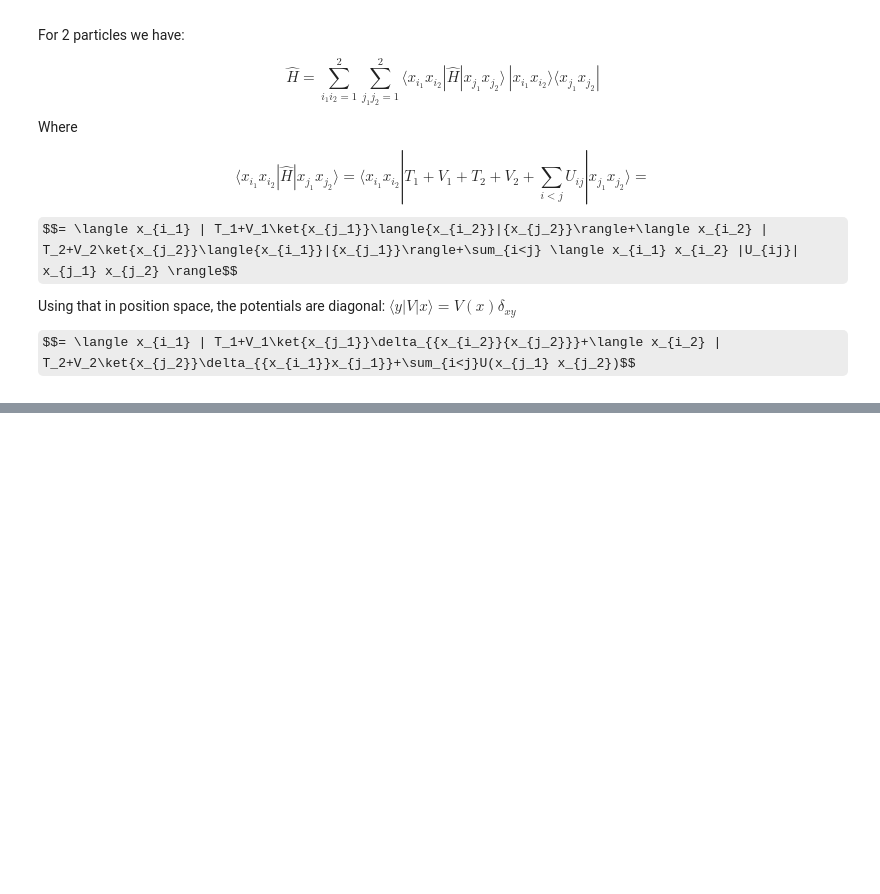
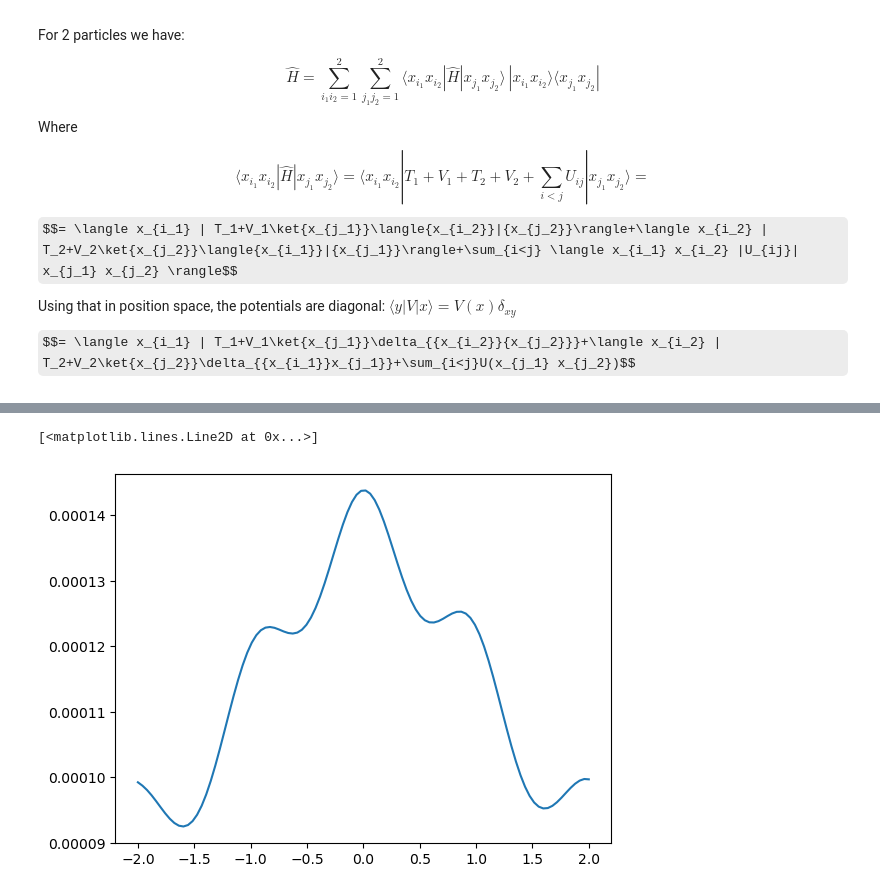
Before and after one commit to pfargas/optical-lattice-with-ANN, a Jupyter notebook: 2_particles.ipynb, the cells around one changed output, grey strips where cells are left out. Saved outputs shown, nothing was run; the diff lists cells and outputs as text; code cells hidden in the pictures; some formulas as TeX source; blank space fills up the shorter version.

```diff
--- a/2_particles.ipynb
+++ b/2_particles.ipynb
@@ -179,3 +203,19 @@ tensor([[ 3.0000, -0.5000, -0.5000,  0.0000],
+# %%
+evals, evecs = torch.linalg.eigh(total_matrix)
+print("Eigenvalues:", evals[:10])  # Print the first 10 eigenvalues
+# plot gs
+gs_eigenvector = evecs[:, 0].reshape(N_POINTS, N_POINTS)
+plt.imshow(gs_eigenvector.cpu().real, cmap='hot')
+plt.colorbar()
+# %%
+# plot state with particle 2 at 0
+gs_2nd_particle = gs_eigenvector[:, 0]  # Take the first column for particle 2 at position 0
+plt.plot(pos.cpu().numpy(), gs_2nd_particle.cpu().real**2, label='Particle 2 at 0')
+# plt.ylim(0, torch.max(gs_2nd_particle**2).item() + 0.1)
+# plt.plot(pos.cpu().numpy(), torch.sin(torch.pi*pos).pow(2).cpu().numpy(), label='Potential')
+# %% [output]
+[<matplotlib.lines.Line2D at 0x...>]
+[figure, added]
 # %%
 def get_idx(first_parti, second_parti):
     """Get the index for the state |first_parti, second_parti>."""
```
Also changed, not shown: parts of 14 cells of this notebook, 2 other files.
